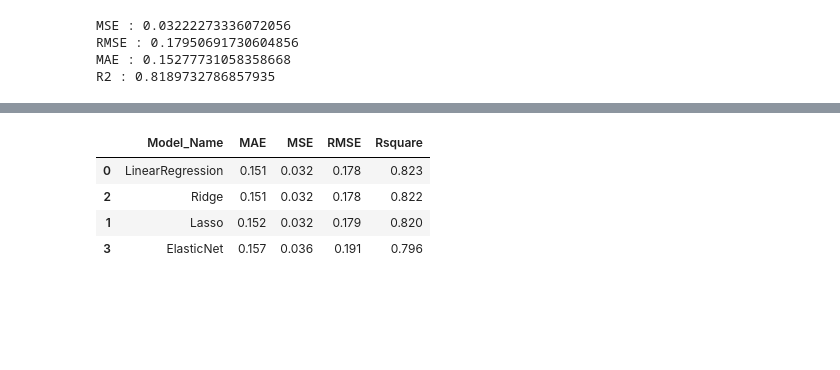
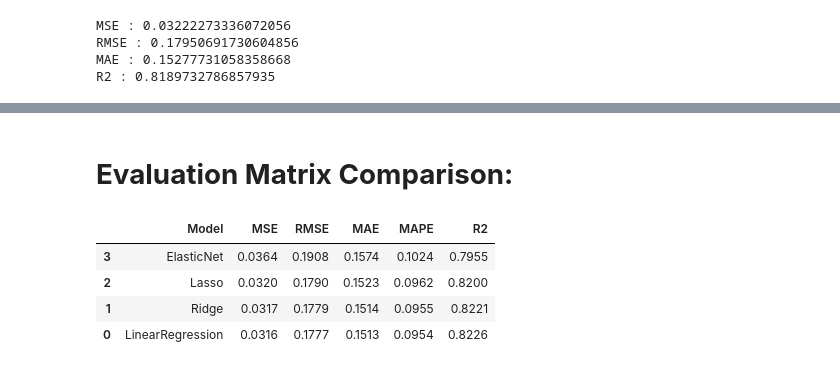
Before and after one commit to Avik-G/YES-Bank-Stock-Price-Analyis, a Jupyter notebook: YES_Bank_Stock_Analysis_.ipynb, the cells around one changed output, grey strips where cells are left out. Cells and saved outputs as stored; diff of their text form; code cells hidden in the pictures; blank space fills up the shorter version.

```diff
--- a/YES_Bank_Stock_Analysis_.ipynb
+++ b/YES_Bank_Stock_Analysis_.ipynb
@@ -667 +662,3 @@ plt.show()
+# %% [markdown]
+# **Evaluation Matrix Comparison:**
 # %%
@@ -710,12 +703,14 @@ def score_model(X_train,y_train,X_test,y_test):
 # %%
-models = [reg,lasso,ridge,elastic]
+model = [reg,lasso,ridge,elastic]
-# %%
-#Testing performance
-report=score_model(X_train,y_train,X_test,y_test)
-report
-# %% [output]
-|  | Model_Name | MAE | MSE | RMSE | Rsquare |
-| 0 | LinearRegression | 0.151 | 0.032 | 0.178 | 0.823 |
-| 2 | Ridge | 0.151 | 0.032 | 0.178 | 0.822 |
-| 1 | Lasso | 0.152 | 0.032 | 0.179 | 0.820 |
-| 3 | ElasticNet | 0.157 | 0.036 | 0.191 | 0.796 |
+# %%
+# now pass through function
+#Evaluation Matrics Comparison
+matrics_compare_df = compare_model(X_train, X_test, y_train, y_test, model)
+matrics_compare_df.sort_values(by=['R2'],ascending=True,inplace=True)
+matrics_compare_df
+# %% [output]
+|  | Model | MSE | RMSE | MAE | MAPE | R2 |
+| 3 | ElasticNet | 0.0364 | 0.1908 | 0.1574 | 0.1024 | 0.7955 |
+| 2 | Lasso | 0.0320 | 0.1790 | 0.1523 | 0.0962 | 0.8200 |
+| 1 | Ridge | 0.0317 | 0.1779 | 0.1514 | 0.0955 | 0.8221 |
+| 0 | LinearRegression | 0.0316 | 0.1777 | 0.1513 | 0.0954 | 0.8226 |
```
Also changed, not shown: parts of 23 cells of this notebook.
